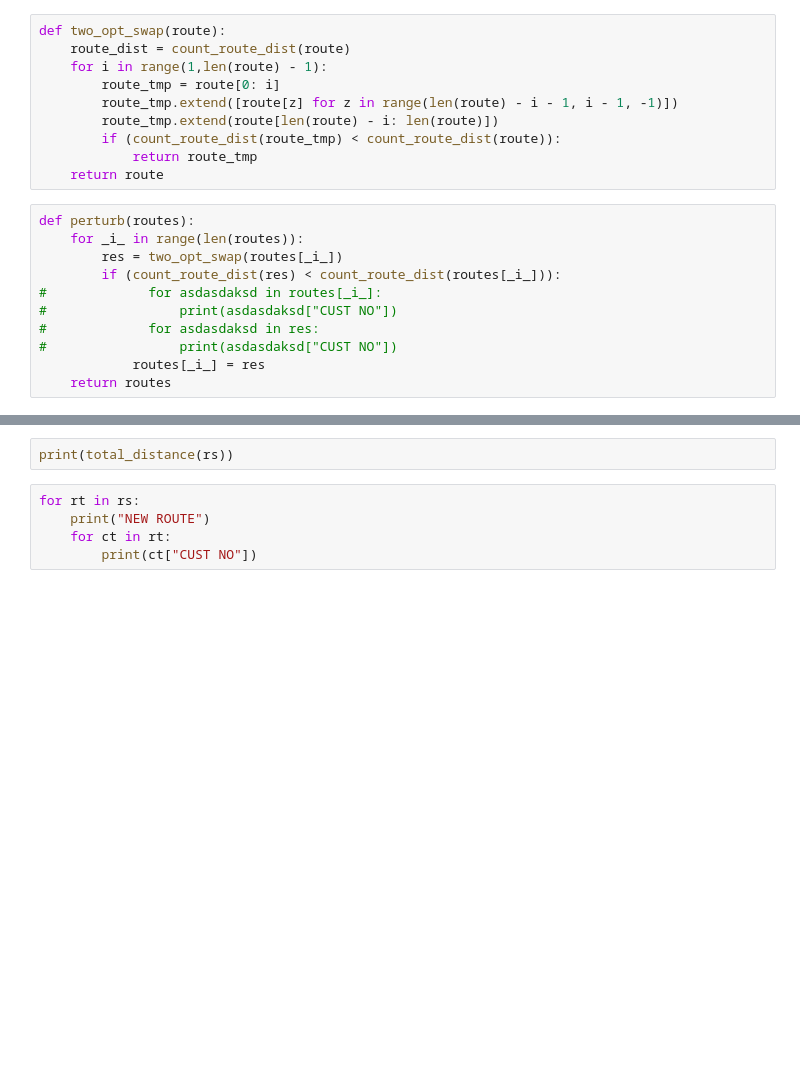
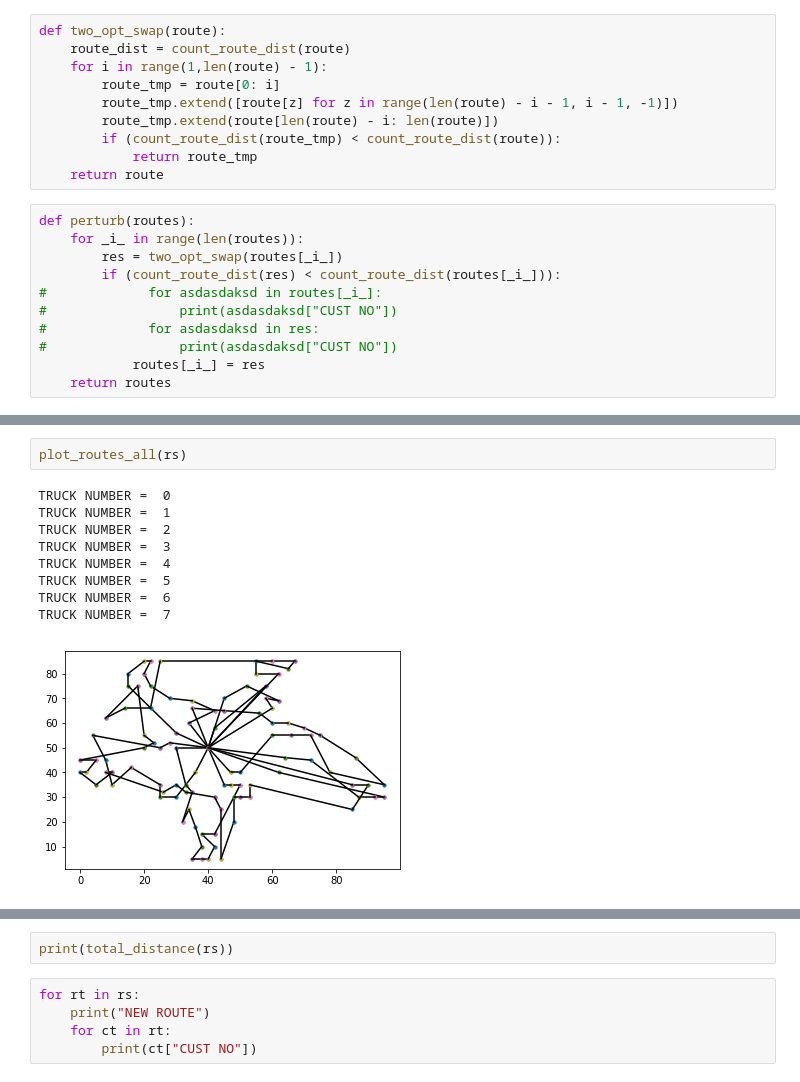
Before and after one commit to aleks73337/TSP-Problem, a Jupyter notebook: Untitled.ipynb, the cells around one changed output, grey strips where cells are left out. Saved outputs shown, nothing was run; the diff lists cells and outputs as text; blank space fills up the shorter version.

```diff
--- a/Untitled.ipynb
+++ b/Untitled.ipynb
@@ -332,0 +385,12 @@ rs = ILS(copy.deepcopy(rs))
+# %%
+plot_routes_all(rs)
+# %% [output]
+TRUCK NUMBER =  0
+TRUCK NUMBER =  1
+TRUCK NUMBER =  2
+TRUCK NUMBER =  3
+TRUCK NUMBER =  4
+TRUCK NUMBER =  5
+TRUCK NUMBER =  6
+TRUCK NUMBER =  7
+[figure, added]
```
Also changed, not shown: parts of 16 cells of this notebook.
